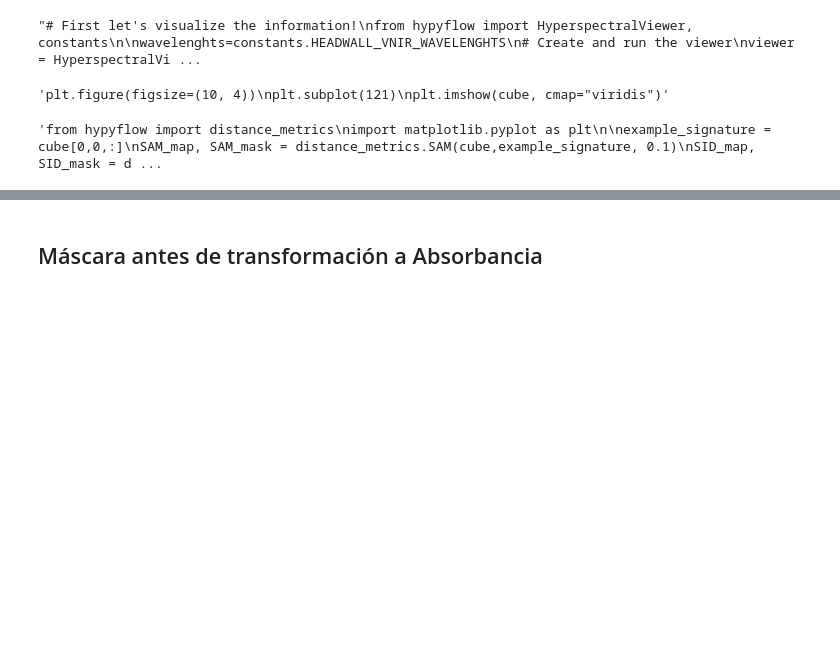
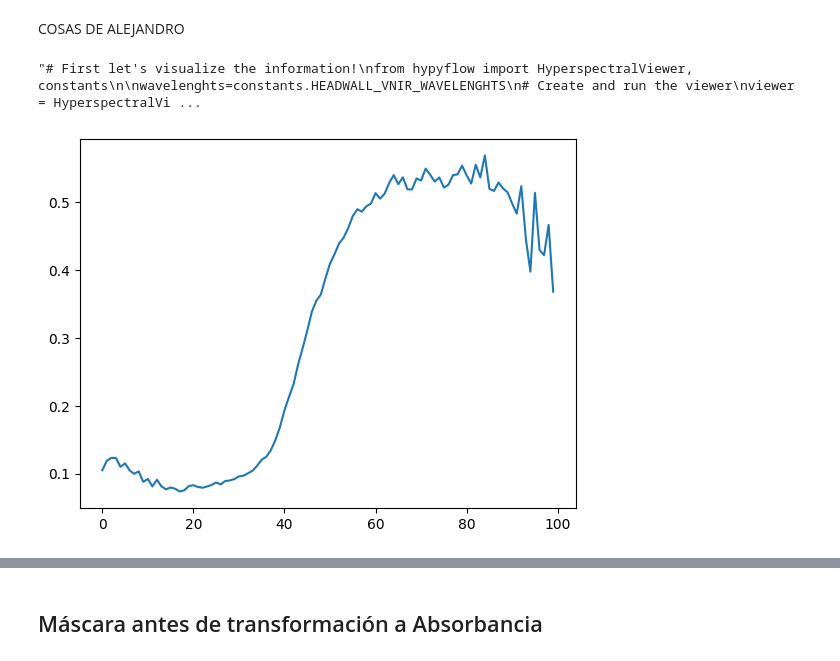
Before and after one commit to theBrokenCat/Hyperspectral-Images, a Jupyter notebook: firstTestLive.ipynb, the cells around one changed output, grey strips where cells are left out. Drawn from its saved outputs; the diff is of its cells as text; code cells hidden in the pictures; blank space fills up the shorter version.

```diff
--- a/firstTestLive.ipynb
+++ b/firstTestLive.ipynb
@@ -34,3 +59,5 @@ cube.shape
+# %% [markdown]
+COSAS DE ALEJANDRO
 # %%
 '''# First let's visualize the information!
 from hypyflow import HyperspectralViewer, constants
@@ -41,66 +68,12 @@ viewer = HyperspectralViewer(cube, wavelenghts)
 viewer.run()'''
 # %% [output]
 "# First let's visualize the information!\nfrom hypyflow import HyperspectralViewer, constants\n\nwavelenghts=constants.HEADWALL_VNIR_WAVELENGHTS\n# Create and run the viewer\nviewer = HyperspectralVi ...
-# %%
-'''import cv2
-import matplotlib.pyplot as plt
-ab = cube[:, :, 0:1]
-
-# muestro una imagen de la matriz de datos
-plt.imshow(ab)
-plt.show()'''
-
-
-'''img = cv2.imread('/home/arturo.samayor/Practicas/hyperspectralpreprocessor-main/examples/image-1.png')  # Reemplaza 'imagen.jpg' con una imagen que tengas
-cv2.imshow('Imagen', img)
-cv2.waitKey(0)
-cv2.destroyAllWindows()'''
-
-
-'''plt.figure(figsize=(10, 4))
-plt.subplot(121)
-plt.imshow(cube, cmap="viridis")'''
-# %% [output]
-'plt.figure(figsize=(10, 4))\nplt.subplot(121)\nplt.imshow(cube, cmap="viridis")'
-# %%
-'''from hypyflow import distance_metrics
-import matplotlib.pyplot as plt
-
-example_signature = cube[0,0,:]
-SAM_map, SAM_mask = distance_metrics.SAM(cube,example_signature, 0.1)
-SID_map, SID_mask = distance_metrics.SID(cube,example_signature, 0.1)
-SID_SIN_SAM_map, SID_SIN_SAM_mask=distance_metrics.SID_SIN_SAM(cube, example_signature,0.1)
-SID_TAN_SAM_map, SID_TAN_SAM_mask=distance_metrics.SID_TAN_SAM(cube, example_signature,0.1)
-JM_map, JM_mask=distance_metrics.JM_BC(cube, example_signature,0.1)
-
-
-
-# Create a figure with 10 subplots, 5 for each column
-fig, axs = plt.subplots(2, 5, figsize=(15, 8))
-axs= axs.flatten()
-axs[0].imshow(SAM_map)
-axs[0].set_title("SAM")
-axs[1].imshow(SAM_mask)
-axs[1].set_title("SAM Mask")
-axs[2].imshow(SID_map)
-axs[2].set_title("SID")
-axs[3].imshow(SID_mask)
-axs[3].set_title("SID Mask")
-axs[4].imshow(SID_SIN_SAM_map)
-axs[4].set_title("SID SIN SAM")
-axs[5].imshow(SID_SIN_SAM_mask)
-axs[5].set_title("SID SIN SAM Mask")
-axs[6].imshow(SID_TAN_SAM_map)
-axs[6].set_title("SID TAN SAM")
-axs[7].imshow(SID_TAN_SAM_mask)
-axs[7].set_title("SID TAN SAM Mask")
-axs[8].imshow(JM_map)
-axs[8].set_title("JM")
-axs[9].imshow(JM_mask)
-axs[9].set_title("JM Mask")
-plt.show()'''
-# %% [output]
-'from hypyflow import distance_metrics\nimport matplotlib.pyplot as plt\n\nexample_signature = cube[0,0,:]\nSAM_map, SAM_mask = distance_metrics.SAM(cube,example_signature, 0.1)\nSID_map, SID_mask = d ...
+# %%
+import matplotlib.pyplot as plt
+plt.plot(cube[100,100,:])
+plt.show()
+# %% [output]
+[figure, added]
 # %%
 # hago que la variable cube, en lugar de la tercera dimension tener 369 dimensiones, tenga desde la 100 hasta la 369
 #cube = cube[:,:,100:369]
```
Also changed, not shown: parts of 14 cells of this notebook.
